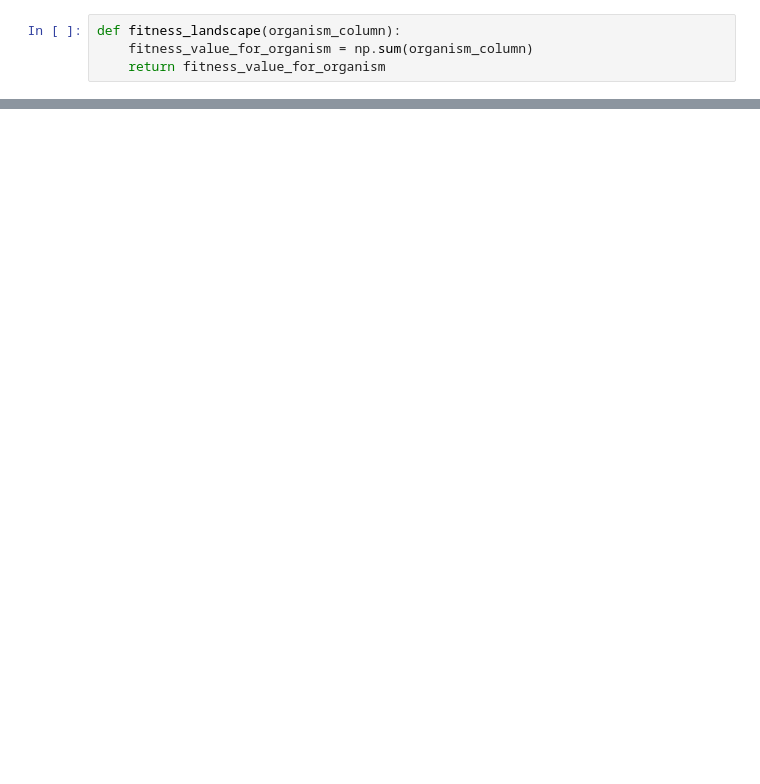
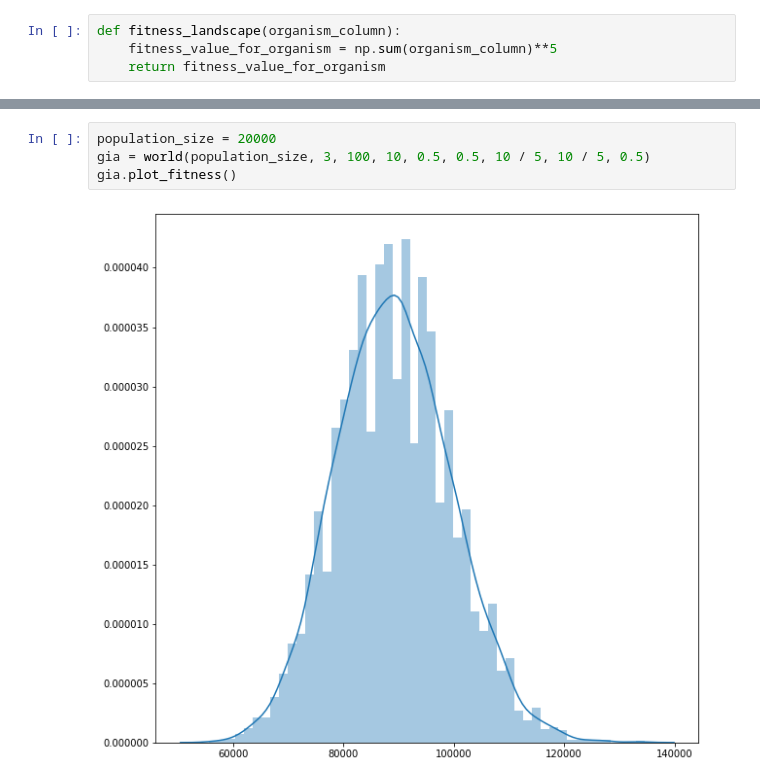
Before and after one commit to saroyas/Asexual-Sexual_reproduction, a Jupyter notebook: v1 - linear - testing.ipynb, the cells around one changed output, grey strips where cells are left out. Drawn from its saved outputs; the diff is of its cells as text; blank space fills up the shorter version.

```diff
--- a/v1 - linear - testing.ipynb
+++ b/v1 - linear - testing.ipynb
@@ -7,6 +8,6 @@ from mpl_toolkits.mplot3d import Axes3D
 # %%
 def fitness_landscape(organism_column):
-    fitness_value_for_organism = np.sum(organism_column)
+    fitness_value_for_organism = np.sum(organism_column)**5
     return fitness_value_for_organism
 # %%
 class world():
@@ -189,0 +209,6 @@ class world():
+# %%
+population_size = 20000
+gia = world(population_size, 3, 100, 10, 0.5, 0.5, 10 / 5, 10 / 5, 0.5)
+gia.plot_fitness()
+# %% [output]
+[figure, added]
```
Also changed, not shown: parts of 13 cells of this notebook, 1 other file.
